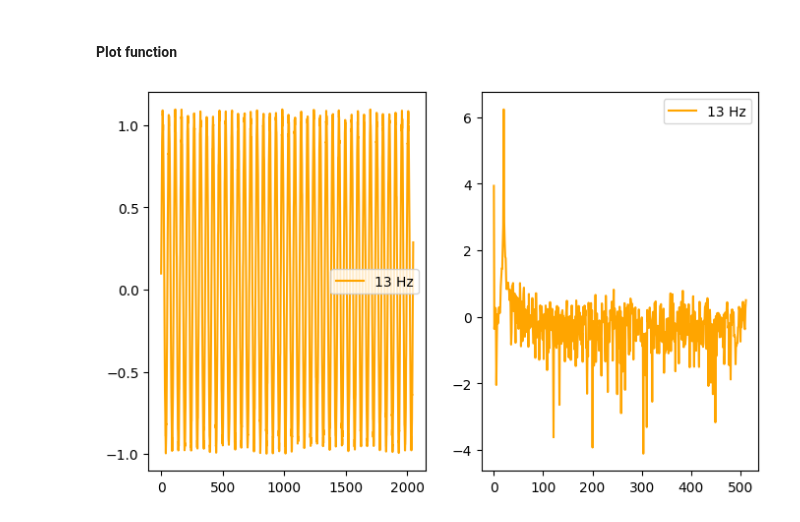
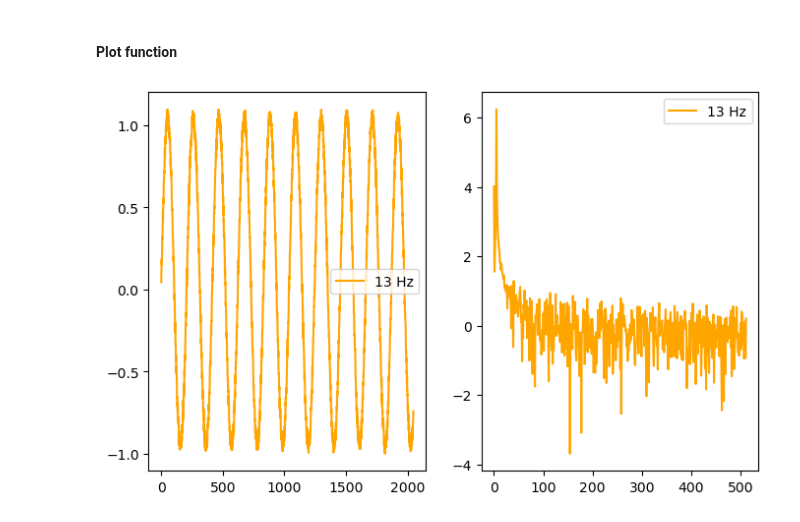
Before and after one commit to CristoferSilva/SyntheticTimeSeriesDataset, a Jupyter notebook: syntheticWaveDataset.ipynb, the cells around one changed output. Drawn from its saved outputs; the diff is of its cells as text; code cells hidden in the pictures.

```diff
--- a/syntheticWaveDataset.ipynb
+++ b/syntheticWaveDataset.ipynb
@@ -17,9 +28,9 @@ The autoreload extension is already loaded. To reload it, use:
 #### Plot function
 # %%
 t = np.linspace(0, 10, 160000)
-s1 = np.sin(2*np.pi*313*t) + 0.1*np.random.rand(len(t))
+s1 = np.sin(2*np.pi*77*t) + 0.1*np.random.rand(len(t))
 
 wg = WaveGenerator()
 wg.plot_wave(serie=s1, color='orange', label_hz='13 Hz')
 # %% [output]
-[figure, old version]
+[figure, new version]
```
Also changed, not shown: parts of 3 cells of this notebook, 1 other file.
